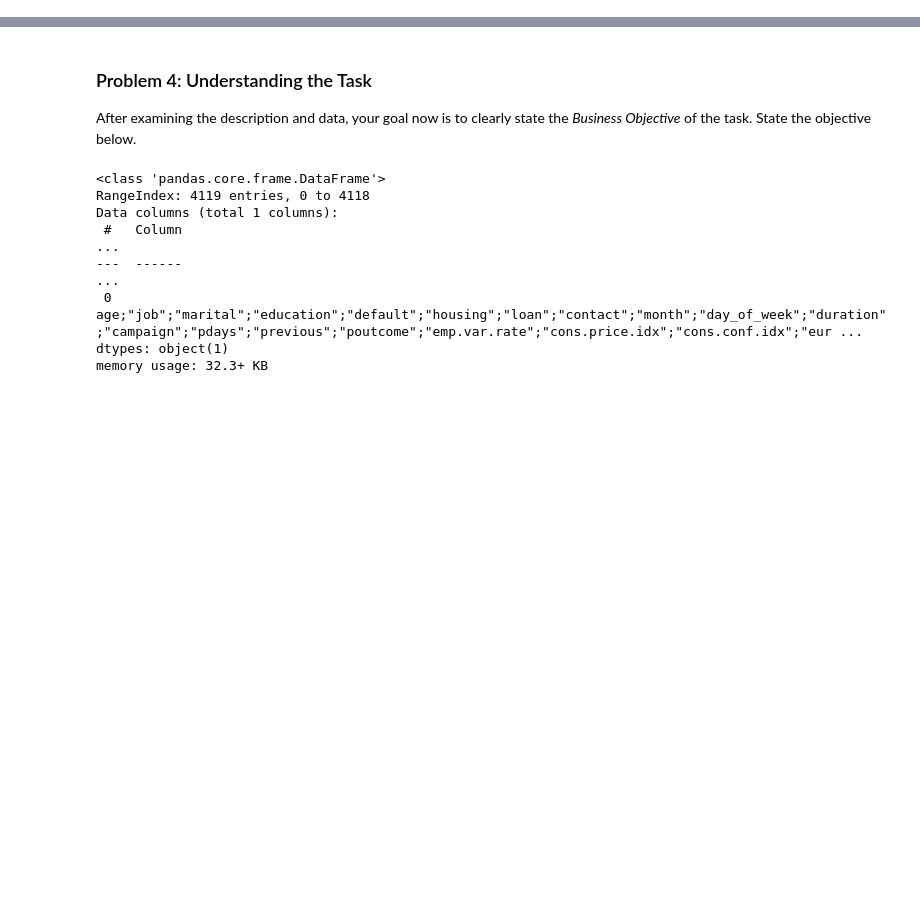
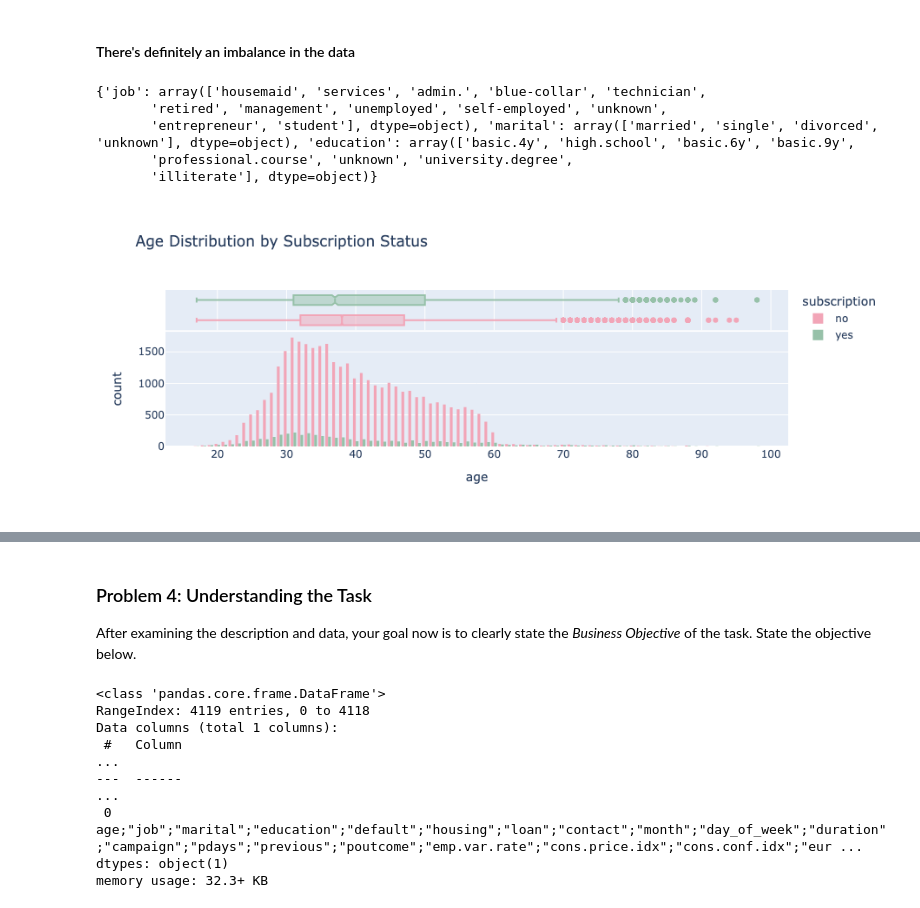
Before and after one commit to kfmatovic716/BANK-MARKETING-CAMPAIGN, a Jupyter notebook: bankmktgcampgn.ipynb, the cells around one changed output, grey strips where cells are left out. Drawn from its saved outputs; the diff is of its cells as text; code cells hidden in the pictures; blank space fills up the shorter version.

```diff
--- a/bankmktgcampgn.ipynb
+++ b/bankmktgcampgn.ipynb
@@ -250,0 +215,27 @@ fig.show()
+# %% [markdown]
+#### There's definitely an imbalance in the data
+# %%
+# Examine columns job, marital and education - list unique values
+
+unique_values = {col: bankmktg_df[col].unique() for col in ['job', 'marital', 'education']}
+print(unique_values)
+# %% [output]
+{'job': array(['housemaid', 'services', 'admin.', 'blue-collar', 'technician',
+       'retired', 'management', 'unemployed', 'self-employed', 'unknown',
+       'entrepreneur', 'student'], dtype=object), 'marital': array(['married', 'single', 'divorced', 'unknown'], dtype=object), 'education': array(['basic.4y', 'high.school', 'basic.6y', 'basic.9y',
+       'professional.course', 'unknown', 'university.degree',
+       'illiterate'], dtype=object)}
+# %%
+fig = px.histogram(
+    bankmktg_df,
+    x="age",
+    color="subscription",     # groups by subscribed/not subscribed
+    barmode="group",        # show bars side by side; use "stack" if you prefer stacked bars
+    title="Age Distribution by Subscription Status",
+    color_discrete_sequence=['#F2A5B7', '#97C1A9'],
+    marginal='box'
+)
+fig.write_image("images/age.png")
+fig.show()
+# %% [output]
+[figure, added]
```
Also changed, not shown: parts of 45 cells of this notebook, 8 other files.
